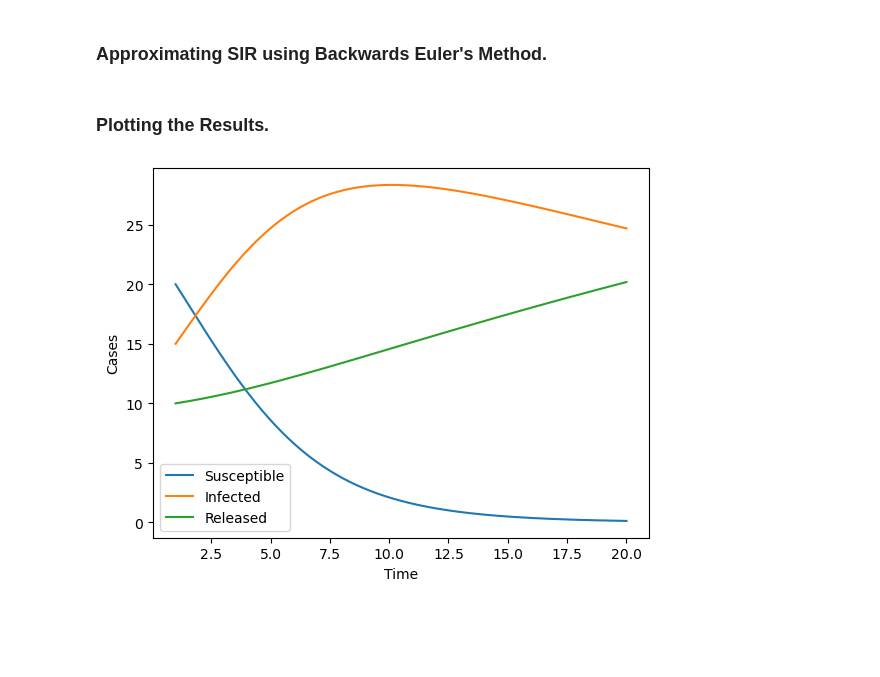
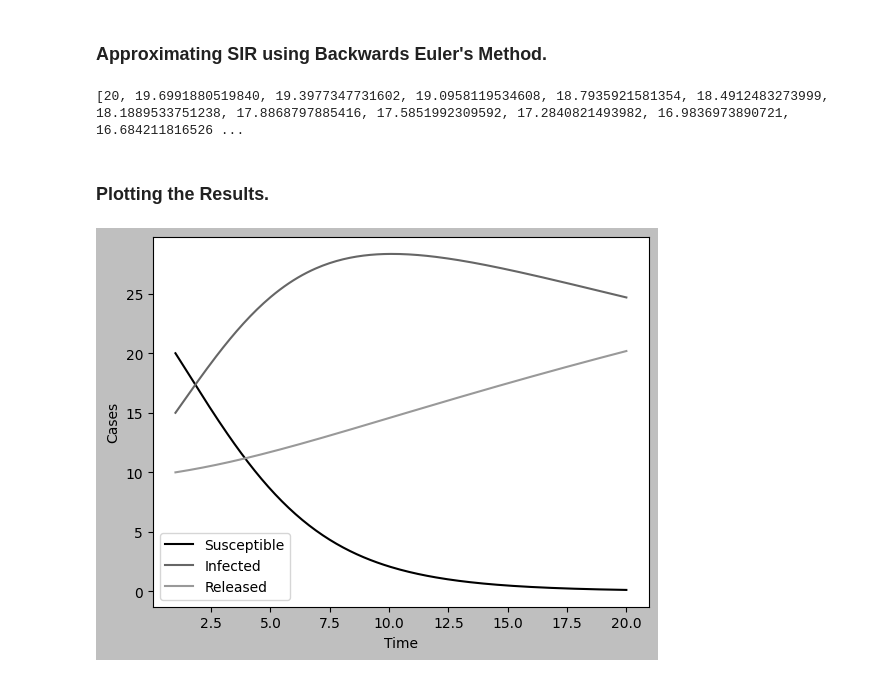
Before and after one commit to hovgrigor/Analysis_of_the_Simple_SIR_Model, a Jupyter notebook: Project/Pyhton Codes/Backwards Euler's Method.ipynb, the cells around one changed output. Saved outputs shown, nothing was run; the diff lists cells and outputs as text; code cells hidden in the pictures; blank space fills up the shorter version.

```diff
--- a/Project/Pyhton Codes/Backwards Euler's Method.ipynb
+++ b/Project/Pyhton Codes/Backwards Euler's Method.ipynb
@@ -36,21 +36,24 @@ for j in range(1, 200):
     eq2 = sp.Eq(I_list[j - 1] + h * ((beta * s * i) - gamma * i), i)
     eq3 = sp.Eq(R_list[j - 1] + h * gamma * i, r)
     solution = sp.solve((eq1, eq2, eq3), (s, i, r))
-    S_i, I_i, R_i = solution[0]
+    S_i, I_i, R_i = solution[1]
     S_list.append(S_i.evalf())
     I_list.append(I_i.evalf())
     R_list.append(R_i.evalf())
     j += 1
+# %% [output]
+[20, 19.6991880519840, 19.3977347731602, 19.0958119534608, 18.7935921581354, 18.4912483273999, 18.1889533751238, 17.8868797885416, 17.5851992309592, 17.2840821493982, 16.9836973890721, 16.684211816526 ...
 # %% [markdown]
 ### Plotting the Results.
 # %%
 XX = np.linspace(1, 20, 200)
+plt.style.use('grayscale')
 plt.plot(XX, S_list, label='Susceptible')
 plt.plot(XX, I_list, label='Infected')
 plt.plot(XX, R_list, label='Released')
 plt.xlabel('Time')
 plt.ylabel('Cases')
 plt.legend()
 plt.show()
 # %% [output]
-[figure, old version]
+[figure, new version]
```
Also changed, not shown: 3 other files.
